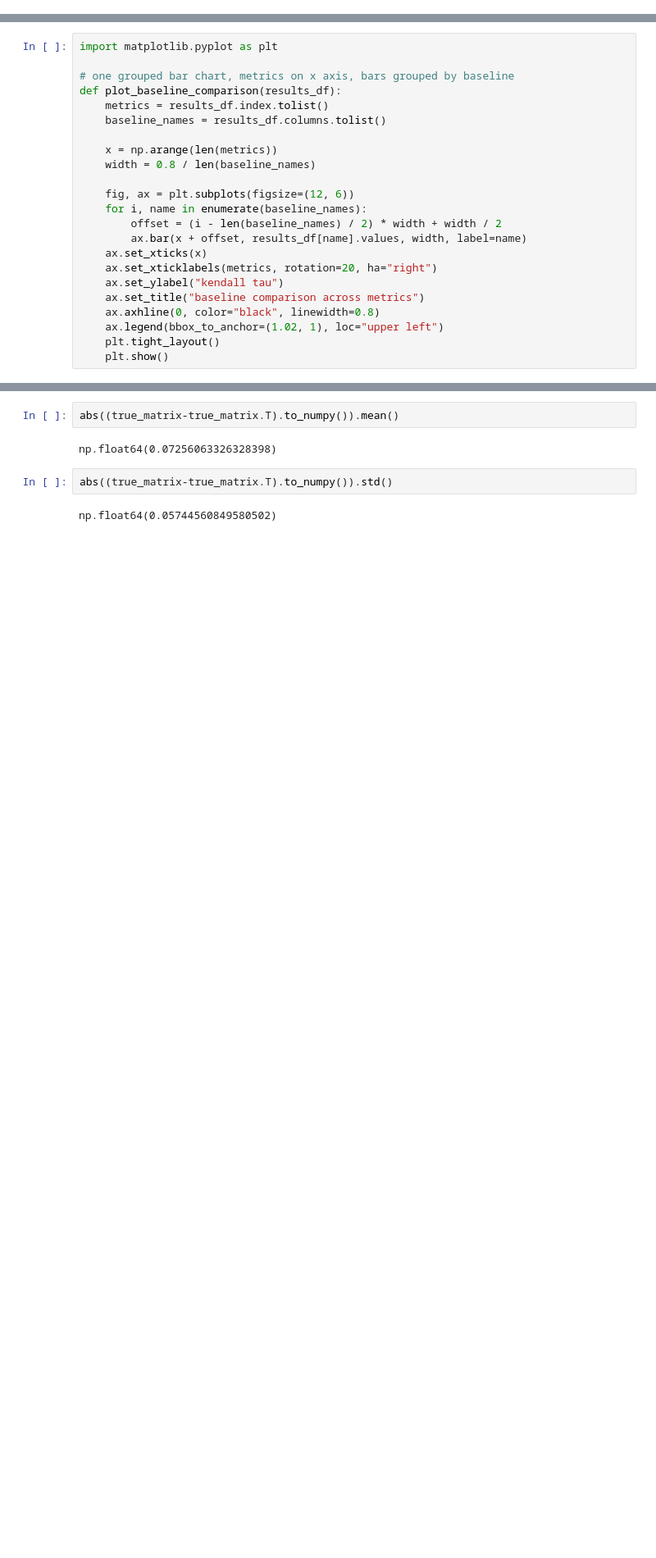
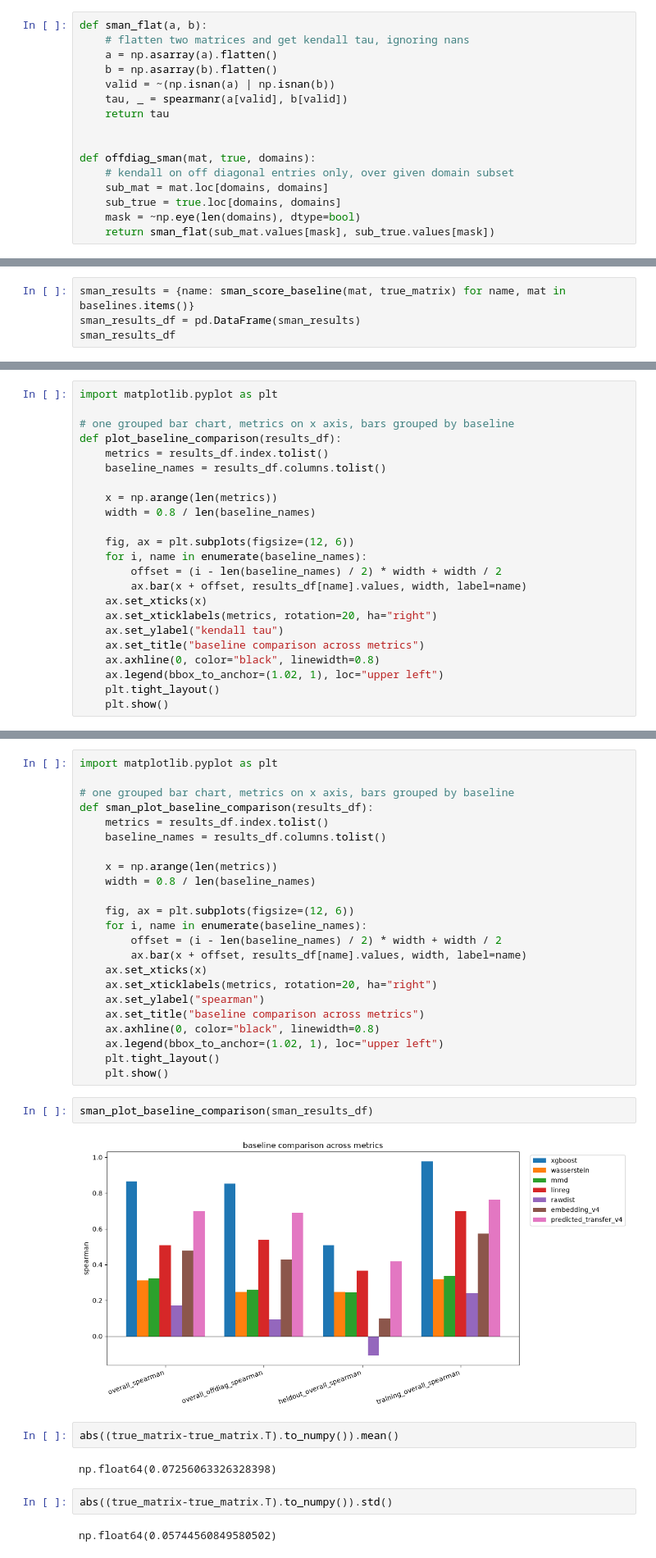
Before and after one commit to yashkher-123/transferability-through-representations, a Jupyter notebook: baselines/baseline_overview.ipynb, the cells around one changed output, grey strips where cells are left out. Shown at 82% size. Saved outputs shown, nothing was run; the diff lists cells and outputs as text; blank space fills up the shorter version.

```diff
--- a/baselines/baseline_overview.ipynb
+++ b/baselines/baseline_overview.ipynb
@@ -299,0 +301,16 @@ results_df
+# %%
+def sman_flat(a, b):
+    # flatten two matrices and get kendall tau, ignoring nans
+    a = np.asarray(a).flatten()
+    b = np.asarray(b).flatten()
+    valid = ~(np.isnan(a) | np.isnan(b))
+    tau, _ = spearmanr(a[valid], b[valid])
+    return tau
+
+
+def offdiag_sman(mat, true, domains):
+    # kendall on off diagonal entries only, over given domain subset
+    sub_mat = mat.loc[domains, domains]
+    sub_true = true.loc[domains, domains]
+    mask = ~np.eye(len(domains), dtype=bool)
+    return sman_flat(sub_mat.values[mask], sub_true.values[mask])
@@ -299,0 +346,4 @@ results_df
+# %%
+sman_results = {name: sman_score_baseline(mat, true_matrix) for name, mat in baselines.items()}
+sman_results_df = pd.DataFrame(sman_results)
+sman_results_df
@@ -327,3 +383,30 @@ plot_baseline_comparison(results_df)
+# %%
+import matplotlib.pyplot as plt
+
+# one grouped bar chart, metrics on x axis, bars grouped by baseline
+def sman_plot_baseline_comparison(results_df):
+    metrics = results_df.index.tolist()
+    baseline_names = results_df.columns.tolist()
+
+    x = np.arange(len(metrics))
+    width = 0.8 / len(baseline_names)
+
+    fig, ax = plt.subplots(figsize=(12, 6))
+    for i, name in enumerate(baseline_names):
+        offset = (i - len(baseline_names) / 2) * width + width / 2
+        ax.bar(x + offset, results_df[name].values, width, label=name)
+    ax.set_xticks(x)
+    ax.set_xticklabels(metrics, rotation=20, ha="right")
+    ax.set_ylabel("spearman")
+    ax.set_title("baseline comparison across metrics")
+    ax.axhline(0, color="black", linewidth=0.8)
+    ax.legend(bbox_to_anchor=(1.02, 1), loc="upper left")
+    plt.tight_layout()
+    plt.show()
+# %%
+sman_plot_baseline_comparison(sman_results_df)
+# %% [output]
+[figure, added]
 # %%
 abs((true_matrix-true_matrix.T).to_numpy()).mean()
 # %% [output]
```
Also changed, not shown: parts of 6 cells of this notebook, 3 other files.
